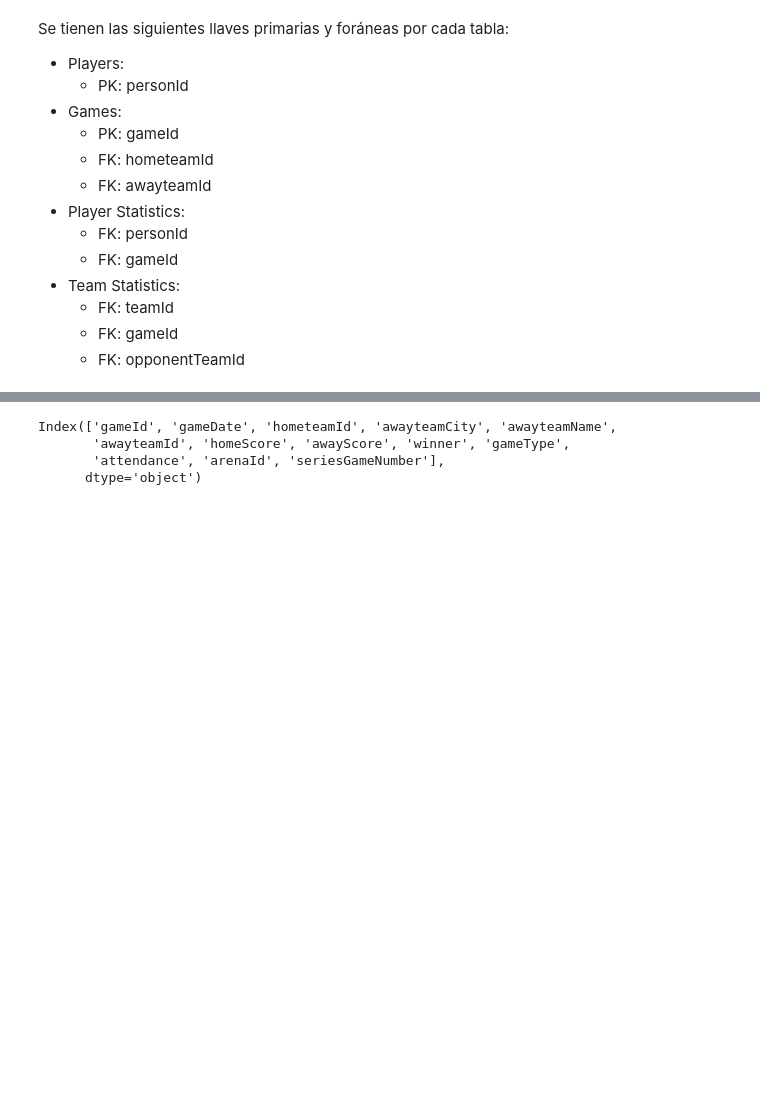
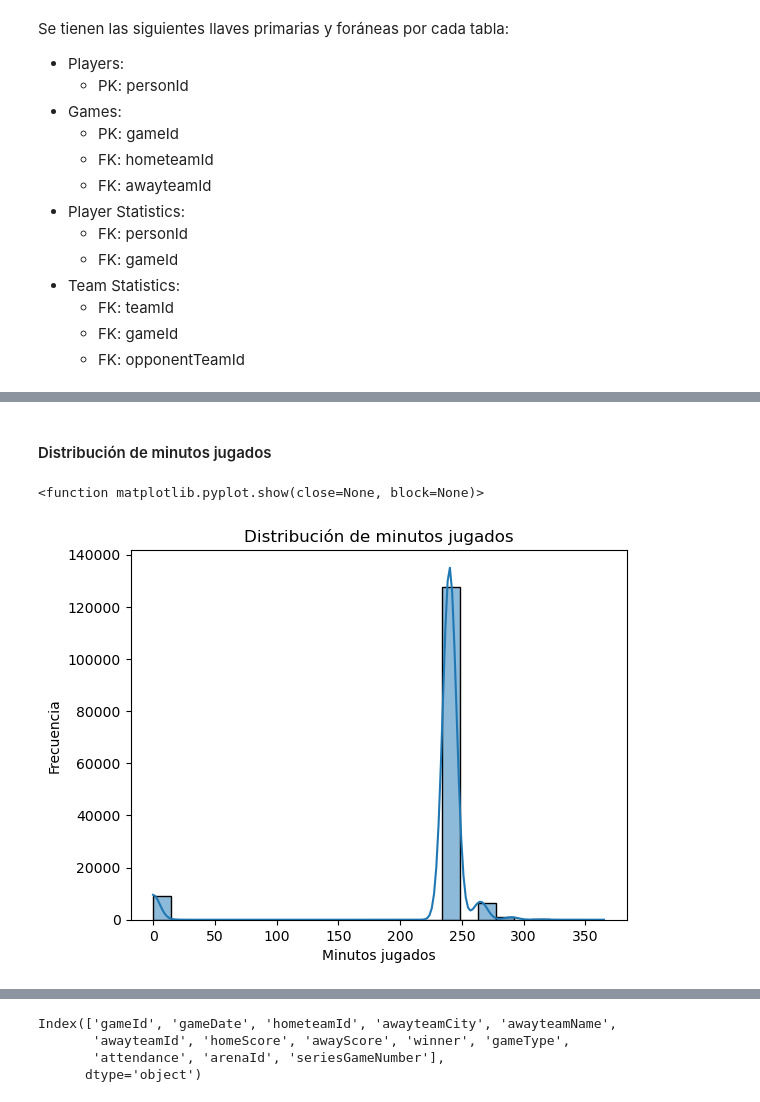
Before and after one commit to 2roma5/Diplomado_M1, a Jupyter notebook: nba.ipynb, the cells around one changed output, grey strips where cells are left out. Drawn from its saved outputs; the diff is of its cells as text; code cells hidden in the pictures; blank space fills up the shorter version.

```diff
--- a/nba.ipynb
+++ b/nba.ipynb
@@ -248,0 +365,11 @@ Cambio de prueba
+# %% [markdown]
+#### Distribución de minutos jugados
+# %%
+sns.histplot(team_stats['numMinutes'],bins=25,kde=True)
+plt.title("Distribución de minutos jugados")
+plt.xlabel("Minutos jugados")
+plt.ylabel("Frecuencia")
+plt.show
+# %% [output]
+<function matplotlib.pyplot.show(close=None, block=None)>
+[figure, added]
```
Also changed, not shown: parts of 21 cells of this notebook.
